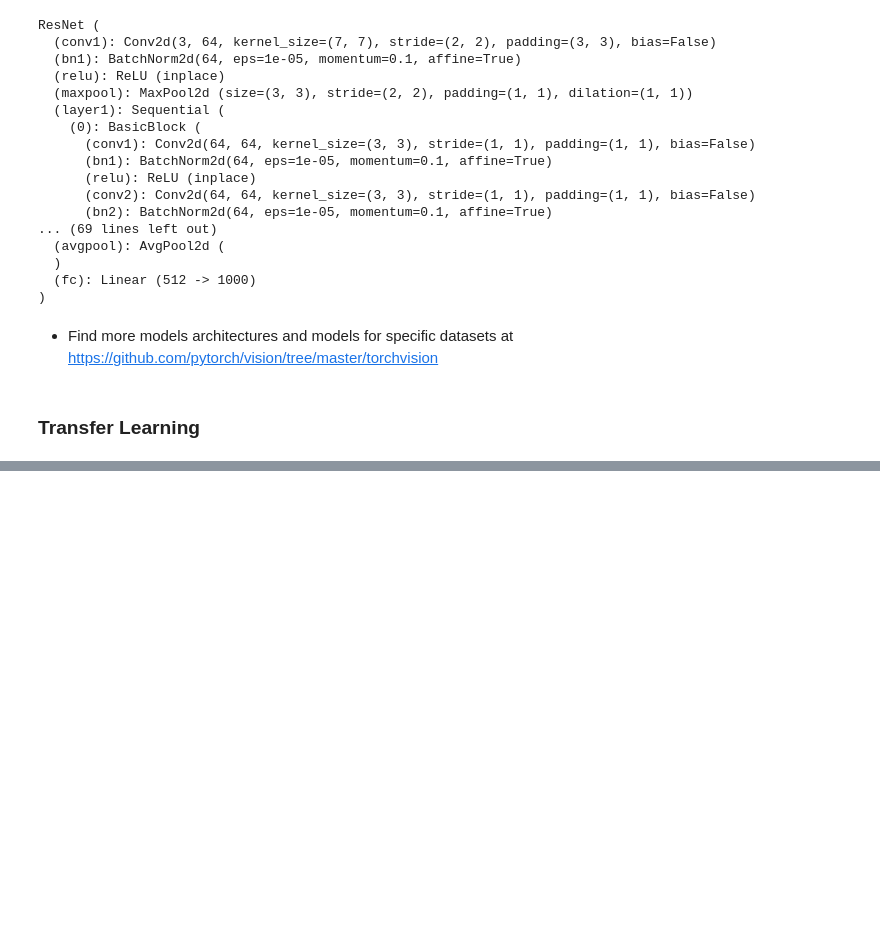
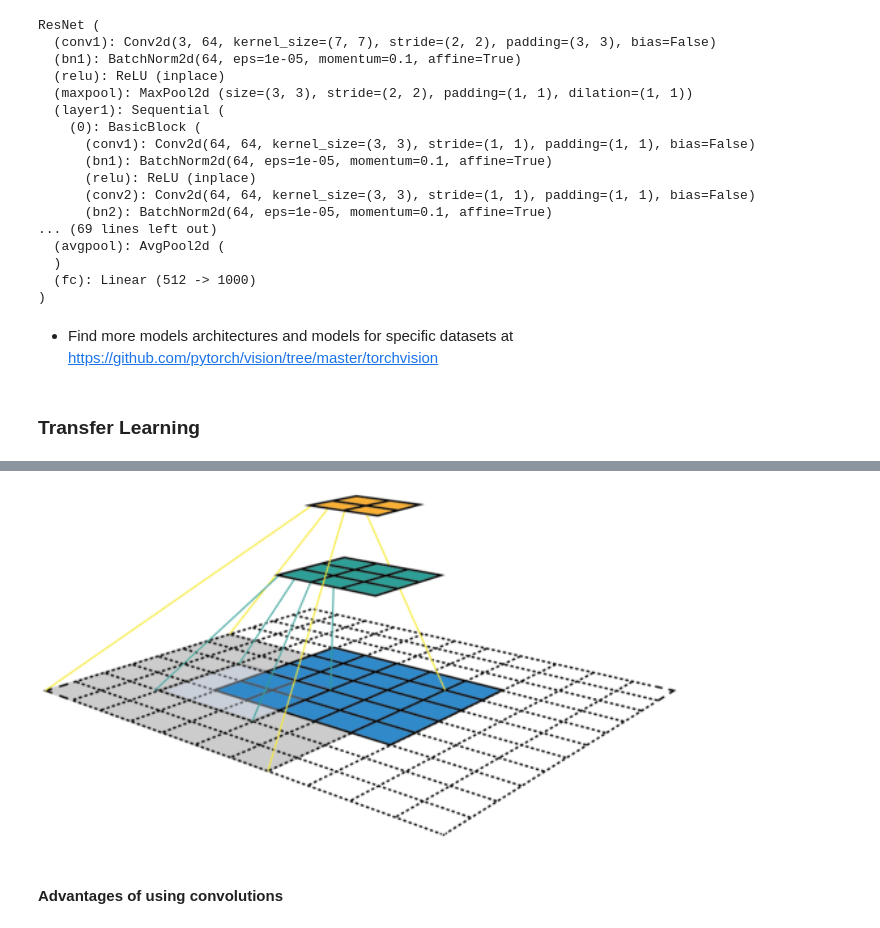
Before and after one commit to GokuMohandas/oreilly-pytorch, a Jupyter notebook: code/lesson2/lesson2.ipynb, the cells around one changed output, grey strips where cells are left out. Saved outputs shown, nothing was run; the diff lists cells and outputs as text; code cells hidden in the pictures; blank space fills up the shorter version.

```diff
--- a/code/lesson2/lesson2.ipynb
+++ b/code/lesson2/lesson2.ipynb
@@ -401,0 +431,6 @@ ResNet (
+# %%
+Image(filename='figures/receptive.png')
+# %% [output]
+[figure, added]
+# %% [markdown]
+#### Advantages of using convolutions
```
Also changed, not shown: parts of 15 cells of this notebook, 35 other files.
